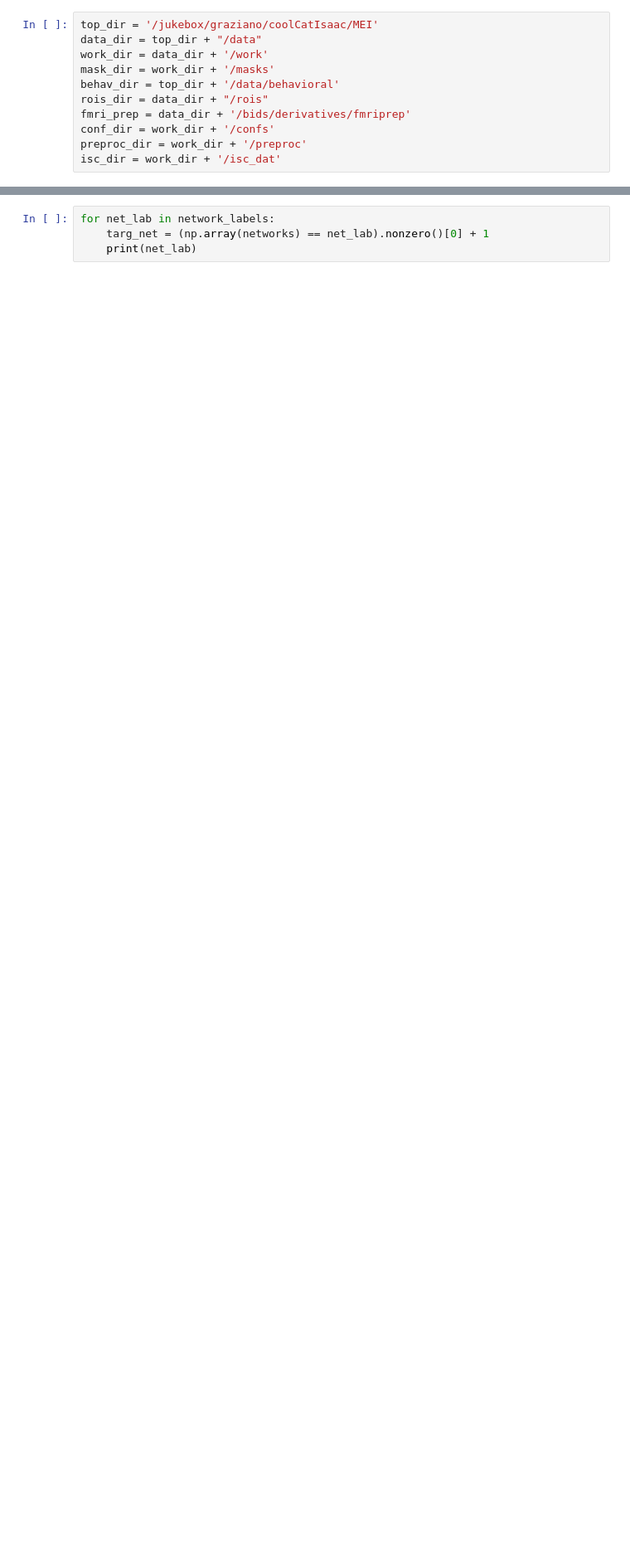
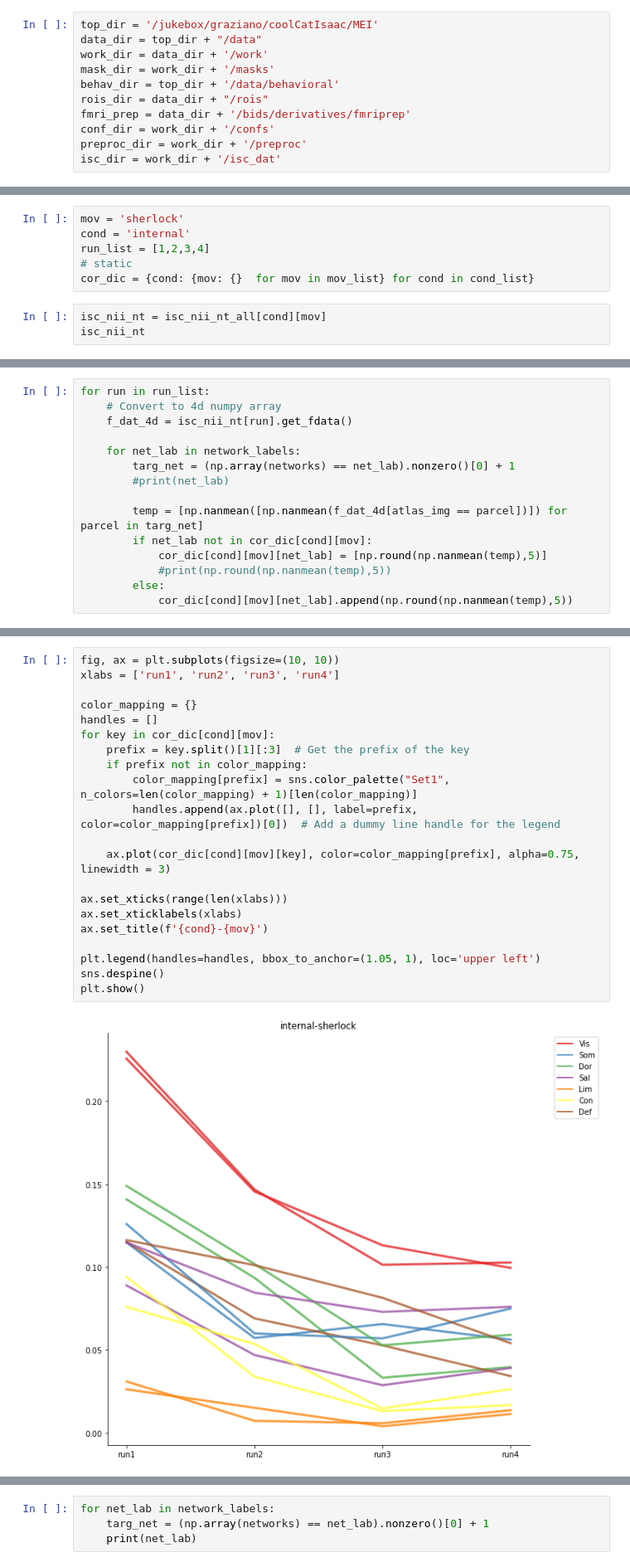
Before and after one commit to isaacrc/MEI_project, a Jupyter notebook: analysis/isc-vis.ipynb, the cells around one changed output, grey strips where cells are left out. Shown at 83% size. Saved outputs shown, nothing was run; the diff lists cells and outputs as text; blank space fills up the shorter version.

Commit message:
cleaned visual isc

```diff
--- a/analysis/isc-vis.ipynb
+++ b/analysis/isc-vis.ipynb
@@ -209,0 +131,9 @@ sub_list = [
+# %%
+mov = 'sherlock'
+cond = 'internal'
+run_list = [1,2,3,4]
+# static
+cor_dic = {cond: {mov: {}  for mov in mov_list} for cond in cond_list}
+# %%
+isc_nii_nt = isc_nii_nt_all[cond][mov]
+isc_nii_nt
@@ -209,0 +145,15 @@ sub_list = [
+# %%
+for run in run_list:
+    # Convert to 4d numpy array
+    f_dat_4d = isc_nii_nt[run].get_fdata()
+
+    for net_lab in network_labels:
+        targ_net = (np.array(networks) == net_lab).nonzero()[0] + 1
+        #print(net_lab)
+
+        temp = [np.nanmean([np.nanmean(f_dat_4d[atlas_img == parcel])]) for parcel in targ_net]
+        if net_lab not in cor_dic[cond][mov]:
+            cor_dic[cond][mov][net_lab] = [np.round(np.nanmean(temp),5)]
+            #print(np.round(np.nanmean(temp),5))
+        else:
+            cor_dic[cond][mov][net_lab].append(np.round(np.nanmean(temp),5))
@@ -210 +181,24 @@ sub_list = [
+# %%
+fig, ax = plt.subplots(figsize=(10, 10))
+xlabs = ['run1', 'run2', 'run3', 'run4']
+
+color_mapping = {}
+handles = []
+for key in cor_dic[cond][mov]:
+    prefix = key.split()[1][:3]  # Get the prefix of the key
+    if prefix not in color_mapping:
+        color_mapping[prefix] = sns.color_palette("Set1", n_colors=len(color_mapping) + 1)[len(color_mapping)]
+        handles.append(ax.plot([], [], label=prefix, color=color_mapping[prefix])[0])  # Add a dummy line handle for the legend
+
+    ax.plot(cor_dic[cond][mov][key], color=color_mapping[prefix], alpha=0.75, linewidth = 3)
+
+ax.set_xticks(range(len(xlabs)))
+ax.set_xticklabels(xlabs)
+ax.set_title(f'{cond}-{mov}')
+
+plt.legend(handles=handles, bbox_to_anchor=(1.05, 1), loc='upper left')
+sns.despine()
+plt.show()
+# %% [output]
+[figure, added]
 # %% [markdown]
```
Also changed, not shown: parts of 69 cells of this notebook.
